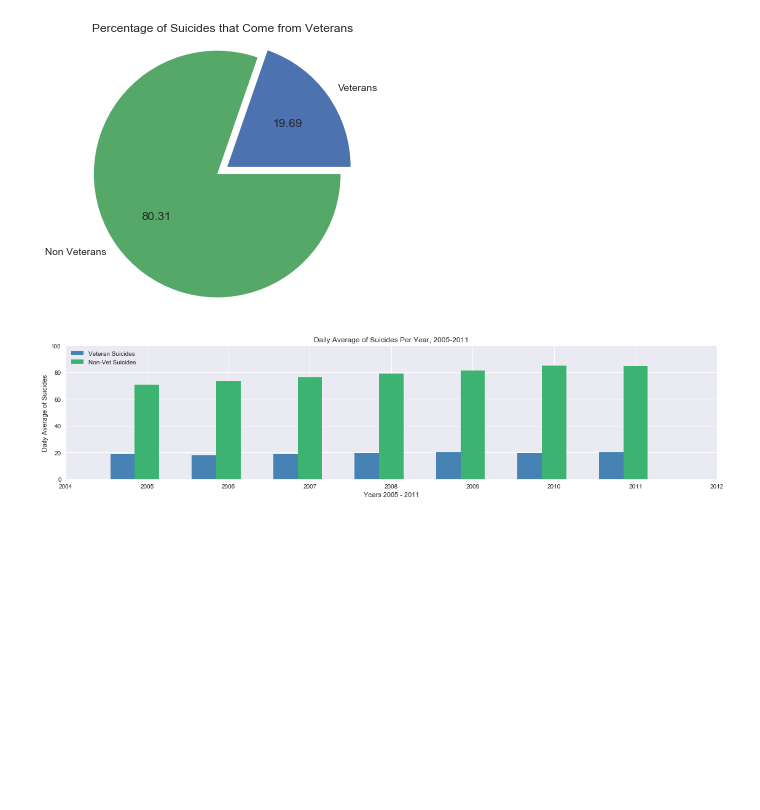
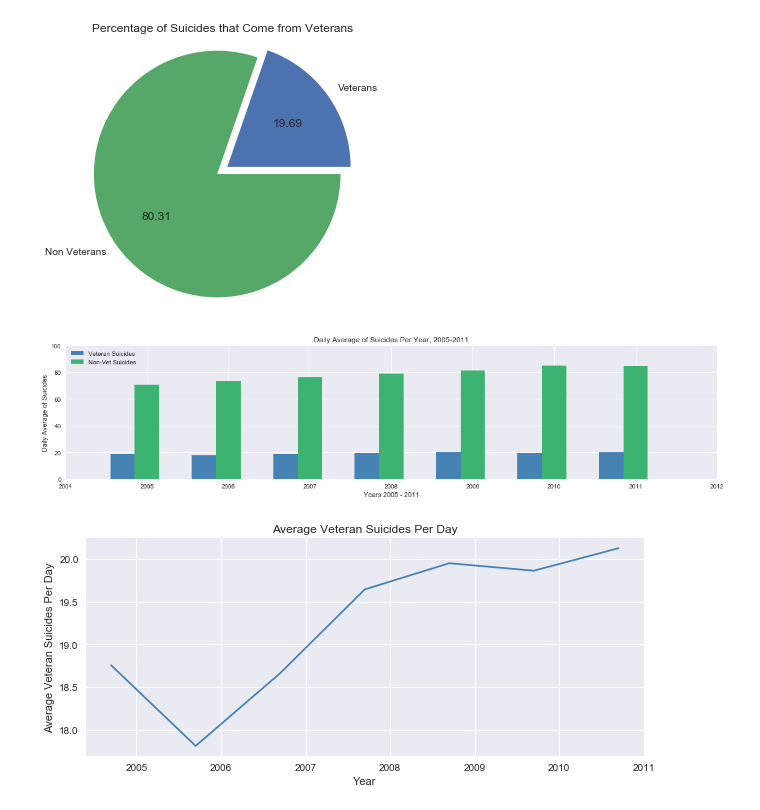
Before and after one commit to aksklar/Flying_Dynamo, a Jupyter notebook: Veteran Suicide Comparison Charts.ipynb, the cells around one changed output. Saved outputs shown, nothing was run; the diff lists cells and outputs as text; code cells hidden in the pictures; blank space fills up the shorter version.

Commit message:
Added Line Chart
Added a line chart which shows the Average Veteran Suicides Per Day Over the Years

```diff
--- a/Veteran Suicide Comparison Charts.ipynb
+++ b/Veteran Suicide Comparison Charts.ipynb
@@ -119,3 +119,14 @@ plt.ylim(0, 100)
 plt.show()
 # %% [output]
 [figure]
+# %%
+sns.set()
+x = np.arange(2005, 2012, 1)
+plt.figure(figsize=(10,4))
+plt.title("Average Veteran Suicides Per Day")
+plt.xlabel("Year")
+plt.ylabel("Average Veteran Suicides Per Day")
+plt.plot(x-.3, np.divide(total_vet_suicides_list, 365), label="Average Veteran Suicides Per Day", color='steelblue')
+plt.show()
+# %% [output]
+[figure, added]
```
